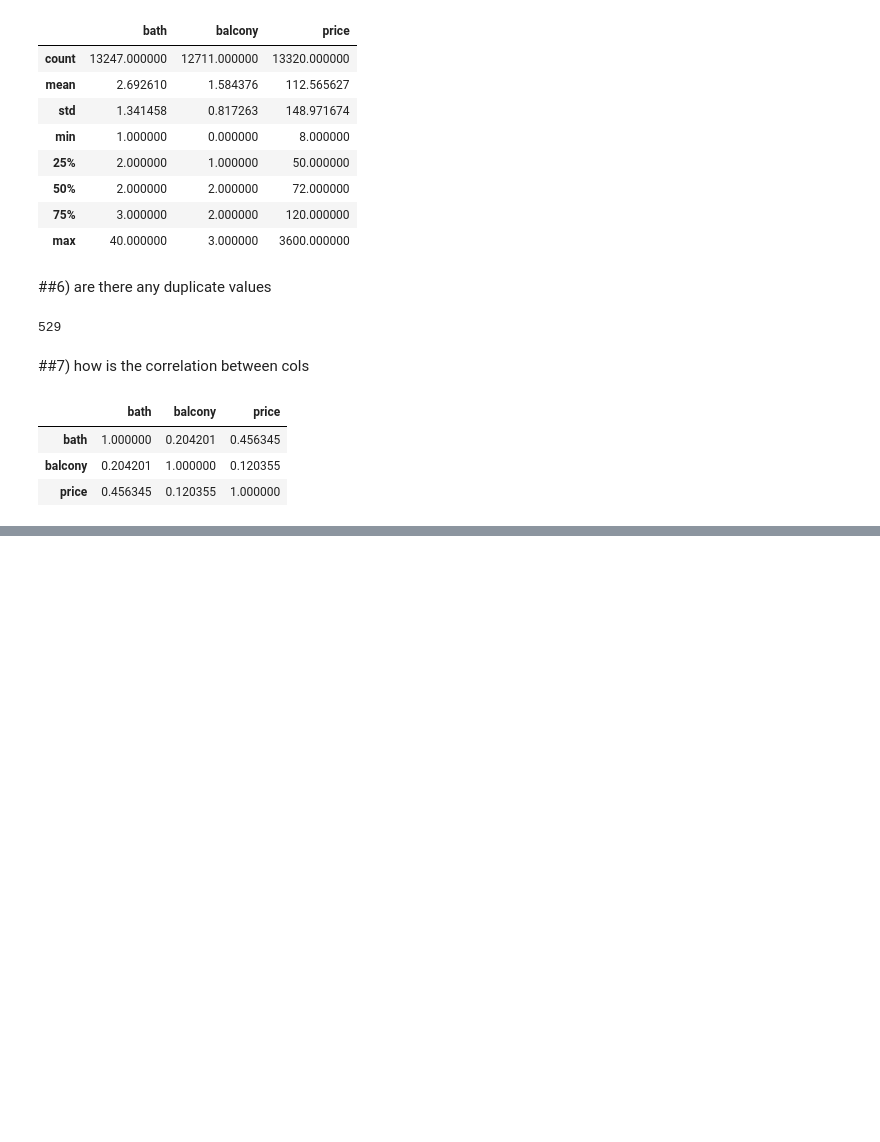
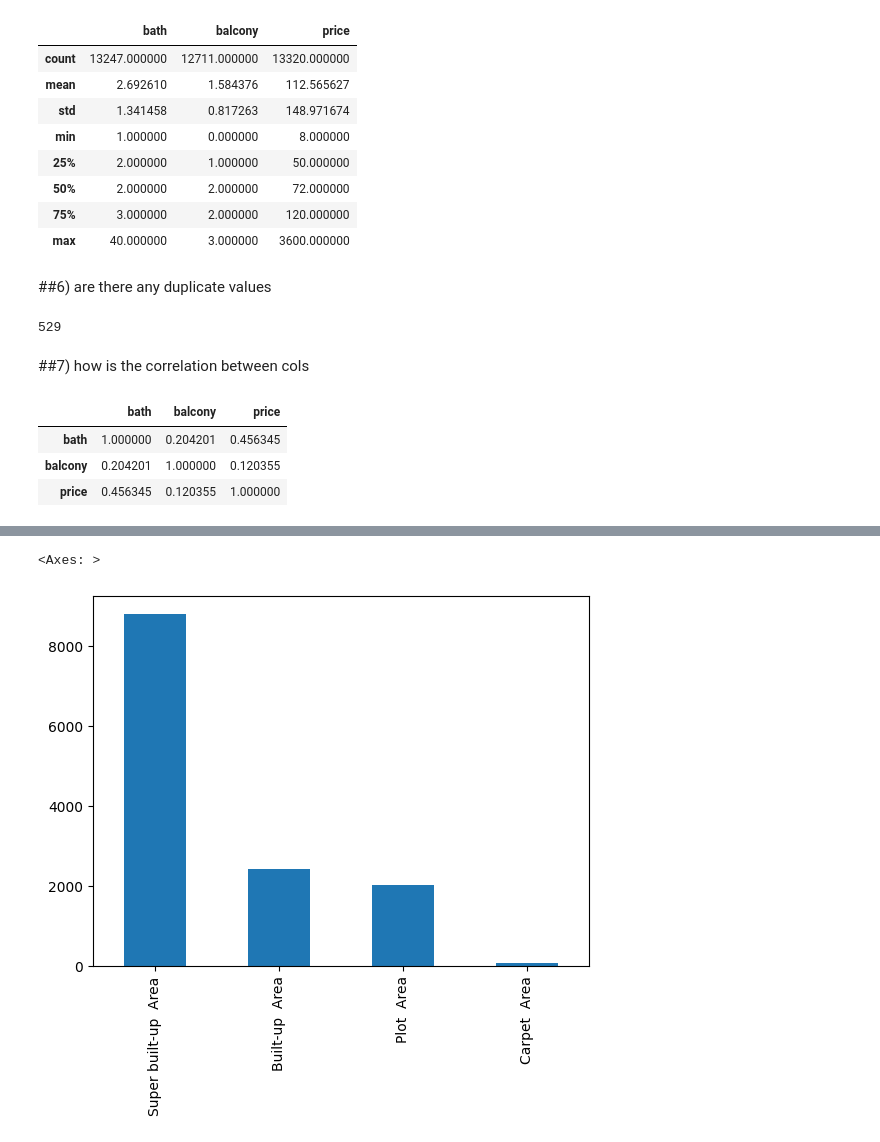
Before and after one commit to birusolankar/Machine-Learning, a Jupyter notebook: understanding_data.ipynb, the cells around one changed output, grey strips where cells are left out. Cells and saved outputs as stored; diff of their text form; code cells hidden in the pictures; blank space fills up the shorter version.

```diff
--- a/understanding_data.ipynb
+++ b/understanding_data.ipynb
@@ -124,0 +156,5 @@ df.corr()
+# %%
+df['area_type'].value_counts().plot(kind='bar')
+# %% [output]
+<Axes: >
+[figure, added]
```
Also changed, not shown: parts of 44 cells of this notebook.
